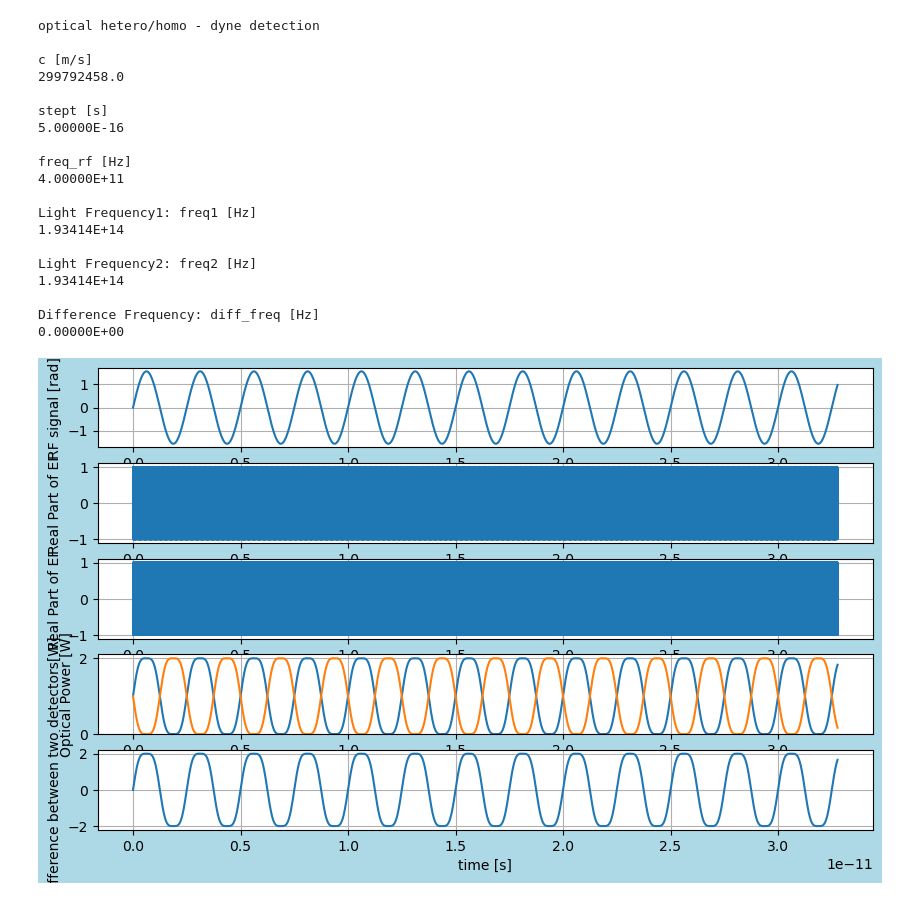
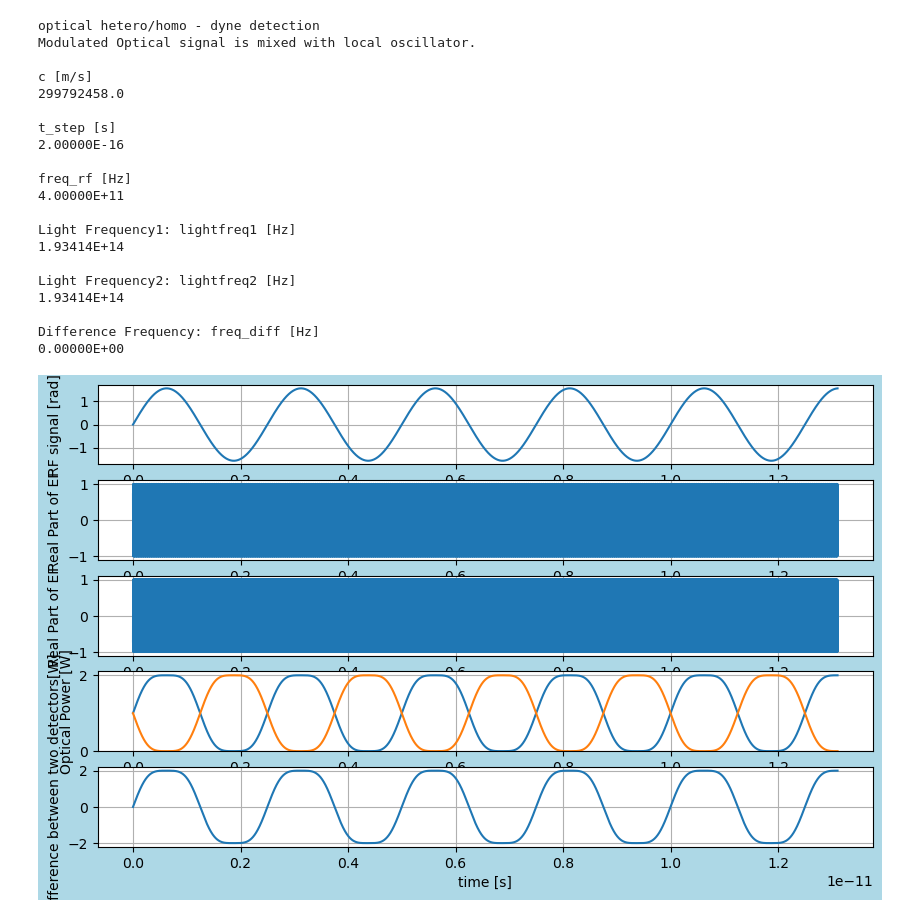
Before and after one commit to tacticstactics/optical-heterodyne-detection, a Jupyter notebook: optical_heterodyne_detection.ipynb, the cells around one changed output. Cells and saved outputs as stored; diff of their text form; code cells hidden in the pictures.

```diff
--- a/optical_heterodyne_detection.ipynb
+++ b/optical_heterodyne_detection.ipynb
@@ -8,6 +8,7 @@ from scipy.constants import c
 
 print('')
 print('optical hetero/homo - dyne detection')
+print('Modulated Optical signal is mixed with local oscillator.')
 print('')
 
 print("c [m/s]")
@@ -16,13 +17,13 @@ print('')
 
 samplerate = 4*16384 # Number of Points
 
-stept = 0.5 * 1e-15 #[s]
+t_step = 2 * 1e-16 #[s]
 
-print("stept [s]")
-print(f'{stept:.5E}')
+print("t_step [s]")
+print(f'{t_step:.5E}')
 print('')
 
-tcol = np.linspace(0.0, stept * samplerate, samplerate, endpoint=False)
+tcol = np.linspace(0.0, t_step * samplerate, samplerate, endpoint=False)
 
 amp_c = 0.5 * np.pi
 #amp_c = 0
@@ -48,19 +49,19 @@ wl2 = 1550e-9
 
 # If wl1 and wl2 are equal, homodyne. If not, heterodyne.
 
-freq1 = c / wl1
-print("Light Frequency1: freq1 [Hz]")
-print(f'{freq1:.5E}')
+lightfreq1 = c / wl1
+print("Light Frequency1: lightfreq1 [Hz]")
+print(f'{lightfreq1:.5E}')
 print("")
 
-freq2 = c / wl2
-print("Light Frequency2: freq2 [Hz]")
-print(f'{freq2:.5E}')
+lightfreq2 = c / wl2
+print("Light Frequency2: lightfreq2 [Hz]")
+print(f'{lightfreq2:.5E}')
 print("")
 
-freq_diff = freq1-freq2
+freq_diff = lightfreq1-lightfreq2
 
-print("Difference Frequency: diff_freq [Hz]")
+print("Difference Frequency: freq_diff [Hz]")
 print(f'{freq_diff:.5E}')
 print("")
 
@@ -74,7 +75,7 @@ Ein1 = np.array([[0.707+0.707j],[-0.707-0.707j]])
 #Ein1 = np.array([[1 + 0j],[-1 - 0j]])
 
 #tcol = np.zeros(samplerate)
-signalcol = np.zeros(samplerate)
+rf_signalcol = np.zeros(samplerate)
 
 Port1_1_EFcol = np.zeros(samplerate)
 Port1_2_EFcol = np.zeros(samplerate)
@@ -92,16 +93,15 @@ for ii in range(samplerate):
 
     t = tcol[ii]
 
-    signal = amp_c * np.sin(2 * np.pi * freq_rf * t) + dc_offset #[rad]
-    signalcol[ii] = signal
+    rf_signal = amp_c * np.sin(2 * np.pi * freq_rf * t) + dc_offset #[rad]
+    rf_signalcol[ii] = rf_signal
 
     #Phase Modulation. Path Length
 
-    phase1 = 2*np.pi * freq1 * t # phase of local oscillator [rad]
-    phase2 = 2*np.pi * freq2 * t + signal #[rad]
+    phase1 = 2*np.pi * lightfreq1 * t # phase of local oscillator [rad]
+    phase2 = 2*np.pi * lightfreq2 * t + rf_signal #[rad]
 
     Eout1 = optical_heterodyne_detection_def.propagate(phase1, phase2, Ein1)
-
 
     Port1_1_Eout = Eout1[0,0] # Modulated Light signal
     Port1_1_EFcol[ii] = Port1_1_Eout
@@ -135,7 +135,6 @@ for ii in range(samplerate):
     Power_diffcol[ii] = Power_diff
 
 
-
 fig1 = plt.figure(figsize = (10,6), facecolor='lightblue')
 
 ax1 = fig1.add_subplot(5, 1, 1)
@@ -144,9 +143,9 @@ ax3 = fig1.add_subplot(5, 1, 3)
 ax4 = fig1.add_subplot(5, 1, 4)
 ax5 = fig1.add_subplot(5, 1, 5)
 
-ax1.plot(tcol,signalcol)
+ax1.plot(tcol,rf_signalcol)
+ax1.set_ylabel("RF signal [rad]")
 #ax1.set_ylim(-3.14,3.14)
-ax1.set_ylabel("RF signal [rad]")
 ax1.grid()
 
 ax2.plot(tcol,np.real(Port1_1_EFcol))
@@ -177,7 +176,7 @@ ax2_2 = fig2.add_subplot(2, 1, 2)
 #ax2_3 = fig2.add_subplot(4, 1, 3)
 #ax2_4 = fig2.add_subplot(4, 1, 4)
 
-xf = fftfreq(samplerate, stept)[:samplerate//2]
+xf = fftfreq(samplerate, t_step)[:samplerate//2]
 
 
 Port1_1_EFcol_f = fft(Port1_1_EFcol)
@@ -205,36 +204,37 @@ ax3_1.set_ylabel("Power Spectrum")
 ax3_1.set_xlim(-1e12,10e12)
 ax3_1.legend()
 
 ax3_2.plot(xf, 2.0/samplerate * np.abs(Port2_powercol_f[0:samplerate//2]), label="Port2 Power")
 ax3_2.set_ylabel("Power Spectrum")
 ax3_2.set_xlim(-1e12,10e12)
 ax3_2.legend()
 
 Power_diffcol_f = fft(Power_diffcol)
 ax3_3.plot(xf, 2.0/samplerate * np.abs(Power_diffcol_f[0:samplerate//2]), label="Power Difference")
 ax3_3.set_ylabel("Power Difference Spectrum")
 ax3_3.set_xlim(-1e12,10e12)
 ax3_3.legend()
 
 plt.show()
 # %% [output]
 optical hetero/homo - dyne detection
+Modulated Optical signal is mixed with local oscillator.
 
 c [m/s]
 299792458.0
 
-stept [s]
-5.00000E-16
+t_step [s]
+2.00000E-16
 
 freq_rf [Hz]
 4.00000E+11
 
-Light Frequency1: freq1 [Hz]
+Light Frequency1: lightfreq1 [Hz]
 1.93414E+14
 
-Light Frequency2: freq2 [Hz]
+Light Frequency2: lightfreq2 [Hz]
 1.93414E+14
 
-Difference Frequency: diff_freq [Hz]
+Difference Frequency: freq_diff [Hz]
 0.00000E+00
-[figure, old version]
+[figure, new version]
```
Also changed, not shown: parts of 1 cell of this notebook.
